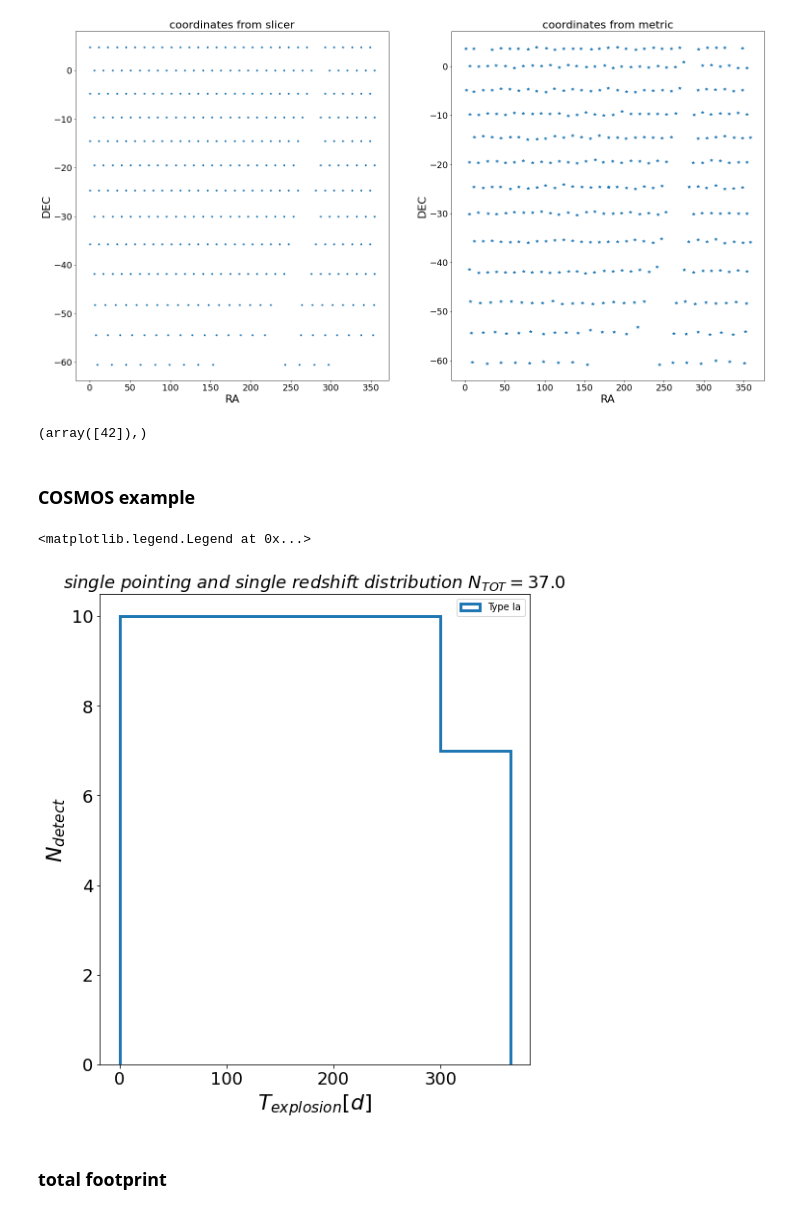
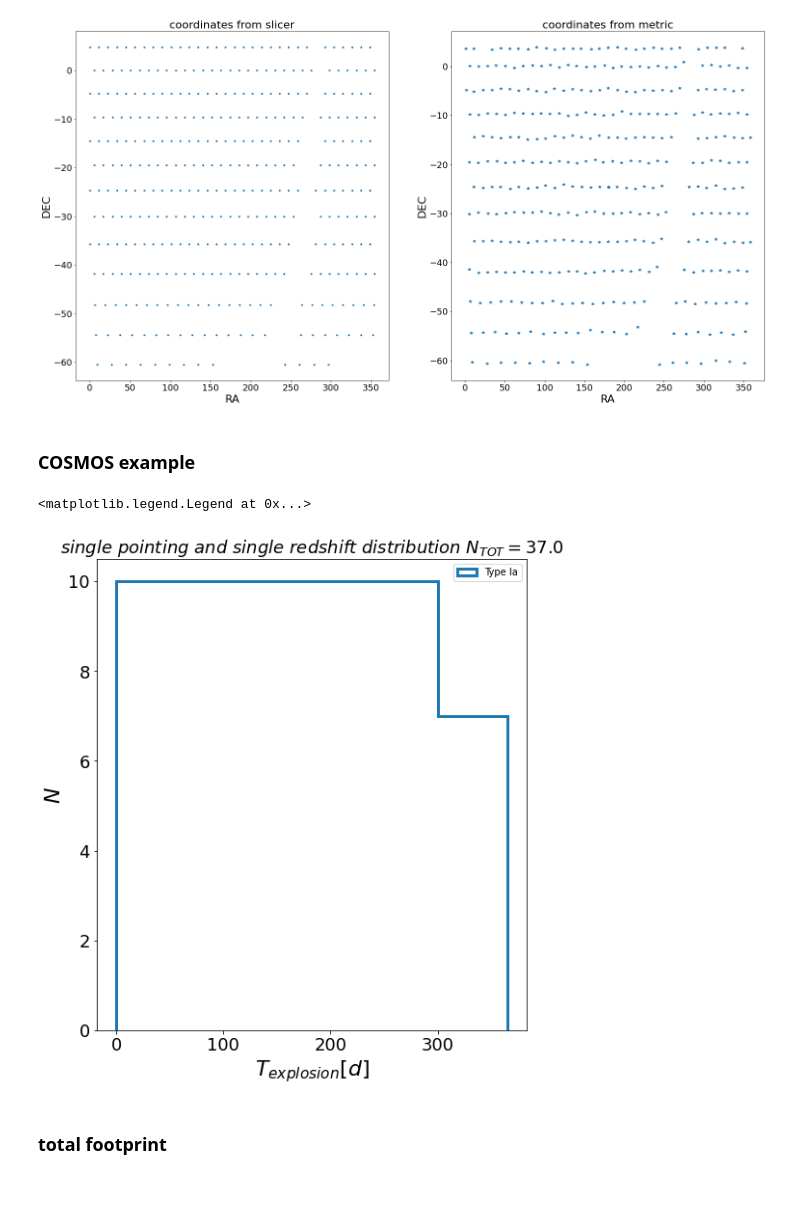
Before and after one commit to FabioRagosta/LSSTmetrics, a Jupyter notebook: SNRateMetric.ipynb, the cells around one changed output. Cells and saved outputs as stored; diff of their text form; code cells hidden in the pictures.

```diff
--- a/SNRateMetric.ipynb
+++ b/SNRateMetric.ipynb
@@ -854,7 +792,3 @@ df17_ops['Ia_familyOps_COSMOS']['baseline_nexp1_v1.7_10yrs']['time_expl']
-# %%
-np.where(np.array(pixid)==381)
-# %% [output]
-(array([42]),)
 # %%
 pixid=[]
 for coo in df17['Ia_test_2']['SN_coo']:
@@ -865,17 +799,17 @@ for coo in df17['Ia_test_2']['SN_coo']:
 # %%
 fig, ax=plt.subplots(1,figsize=(8,9))
 #for i, key in enumerate(df17.keys()):
-texpl=df17['Ia_test_2']['time_expl'][42].tolist()[0.1]
+texpl=df17['Ia_test_2']['time_expl'][42]
 texpl=np.array(texpl)-min(np.array(texpl))
 v,b,p=ax.hist(texpl,np.array([0,100,200,300,365]), histtype='step',linewidth=3,align='mid',label='Type Ia')
 ax.set_xlabel(r'$T_{explosion}[d]$',fontsize=22)
-ax.set_ylabel(r'$N_{detect}$',fontsize=22)
+ax.set_ylabel(r'$N$',fontsize=22)
 ax.set_title(r'$single~ pointing~ and~ single~ redshift~ distribution~ N_{TOT}=$'+'{}'.format(v.sum()),fontsize=18)
 ax.tick_params('both', labelsize=18)
 plt.legend()
 # %% [output]
 <matplotlib.legend.Legend at 0x...>
-[figure, old version]
+[figure, new version]
 # %% [markdown]
 ### total footprint
 # %%
```
Also changed, not shown: parts of 32 cells of this notebook.
